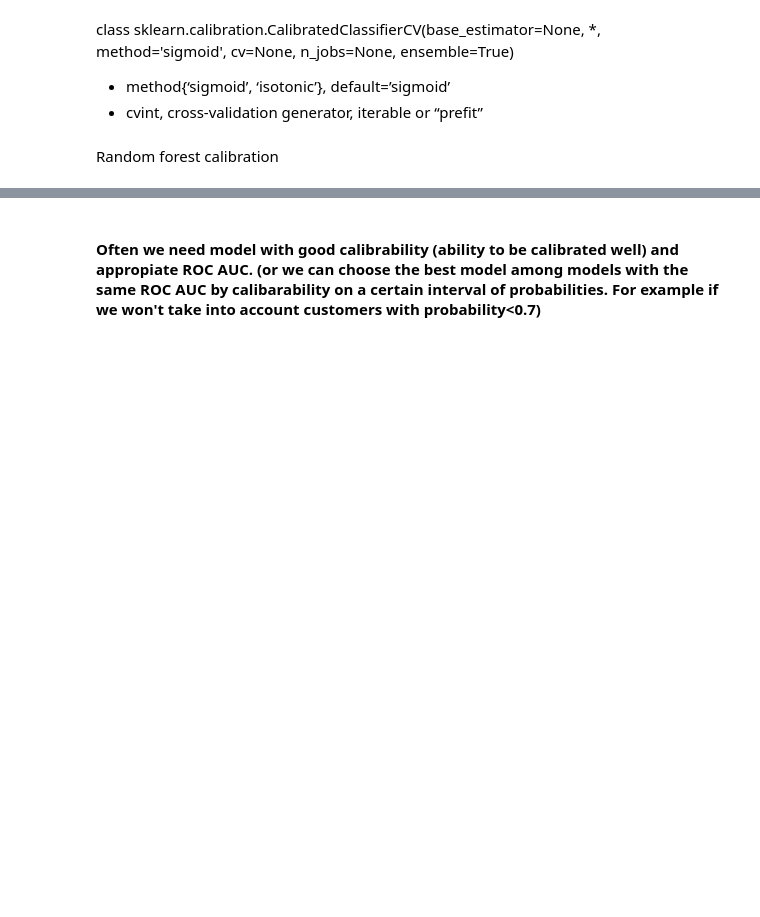
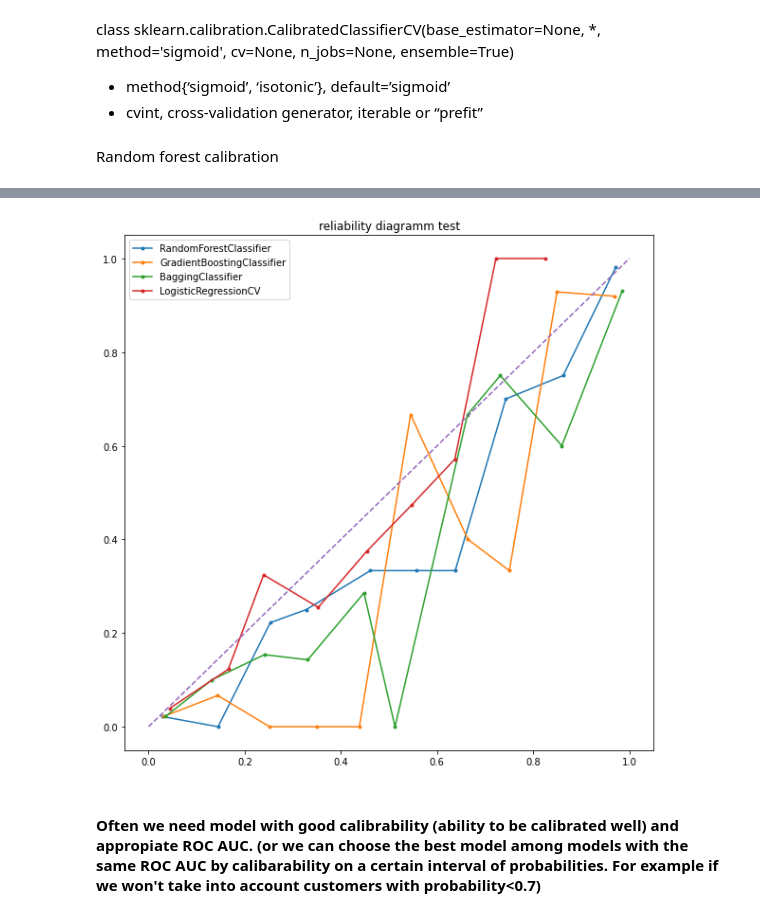
Before and after one commit to yandexdataschool/MLatImperial2022, a Jupyter notebook: Seminars/lab_04_ROC_AUC.ipynb, the cells around one changed output, grey strips where cells are left out. Cells and saved outputs as stored; diff of their text form; code cells hidden in the pictures; blank space fills up the shorter version.

```diff
--- a/Seminars/lab_04_ROC_AUC.ipynb
+++ b/Seminars/lab_04_ROC_AUC.ipynb
@@ -384,19 +436,22 @@ calibrated_tree.fit(X_train_transformed,y_train)
 # %%
 for clf in [forest,boost,bagging,logreg]:
     calibrated_model = CalibratedClassifierCV(base_estimator=clf,method='isotonic',cv=3)
     calibrated_model.fit(X_train_transformed,y_train)
     probs = calibrated_model.predict_proba(X_test_transformed)[:,1]
 
     # reliability diagram
     fop, mpv = calibration_curve(y_test, probs, n_bins=10)
     # plot perfectly calibrated
 
     # plot model reliability
     plt.plot(mpv, fop, marker='.',label=type(clf).__name__)
     plt.legend()
+plt.title("reliability diagramm test")
 # plot perfectly calibrated
 plt.plot([0, 1], [0, 1], linestyle='--')
 plt.show()
+# %% [output]
+[figure, added]
 # %% [markdown]
 #### Often we need model with good calibrability (ability to be calibrated well) and appropiate ROC AUC. (or we can choose the best model among models with the same ROC AUC by calibarability on a certain interval  of probabilities. For example if we won't   take into account customers with probability<0.7)
 # %% [markdown]
```
Also changed, not shown: parts of 16 cells of this notebook.
